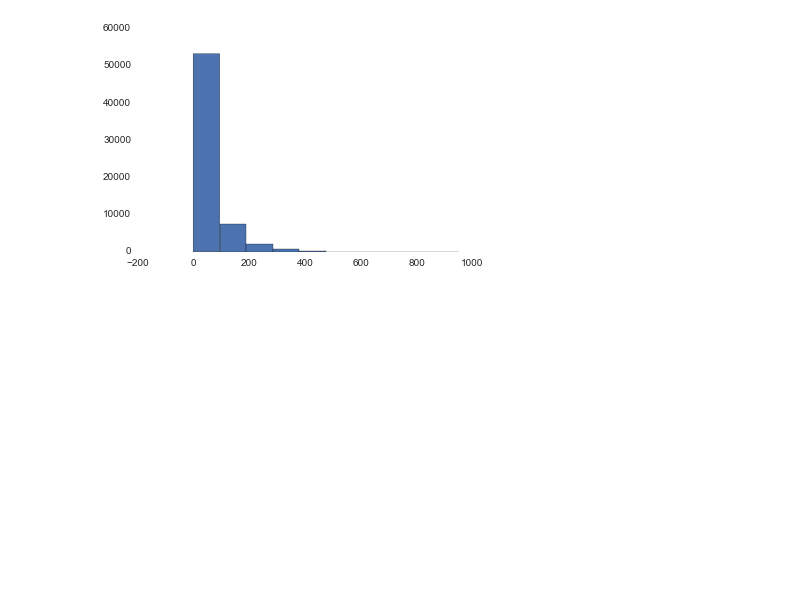
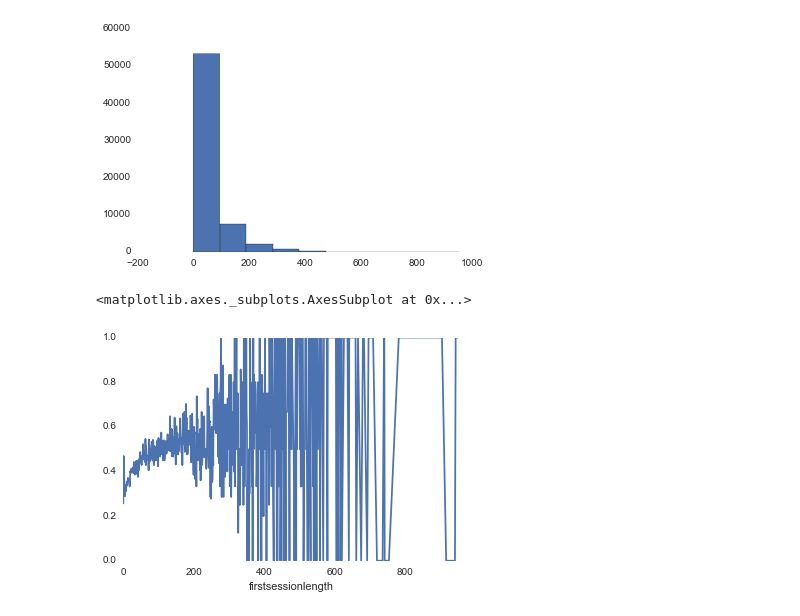
Before and after one commit to Jianqingwangcindy/DAT_SF_14, a Jupyter notebook: labs/CourseProject_Cindy.ipynb, the cells around one changed output. Drawn from its saved outputs; the diff is of its cells as text; code cells hidden in the pictures; blank space fills up the shorter version.

```diff
--- a/labs/CourseProject_Cindy.ipynb
+++ b/labs/CourseProject_Cindy.ipynb
@@ -109,3 +119,8 @@ df.firstsessionlength.hist(bins = 10)
 # %% [output]
 <matplotlib.axes._subplots.AxesSubplot at 0x...>
 [figure]
+# %%
+df.groupby(['firstsessionlength']).netbillthroughquantity.mean().plot()
+# %% [output]
+<matplotlib.axes._subplots.AxesSubplot at 0x...>
+[figure, added]
```
Also changed, not shown: parts of 3 cells of this notebook.
